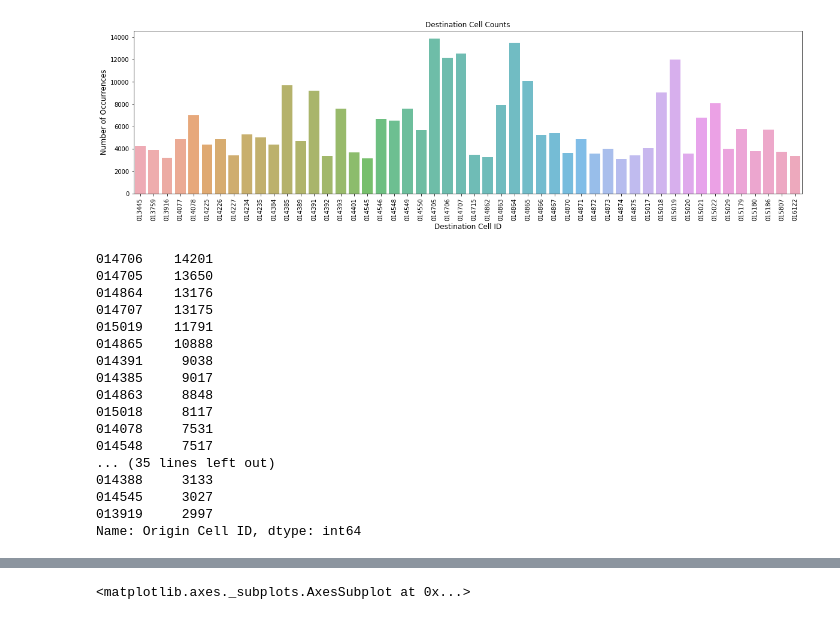
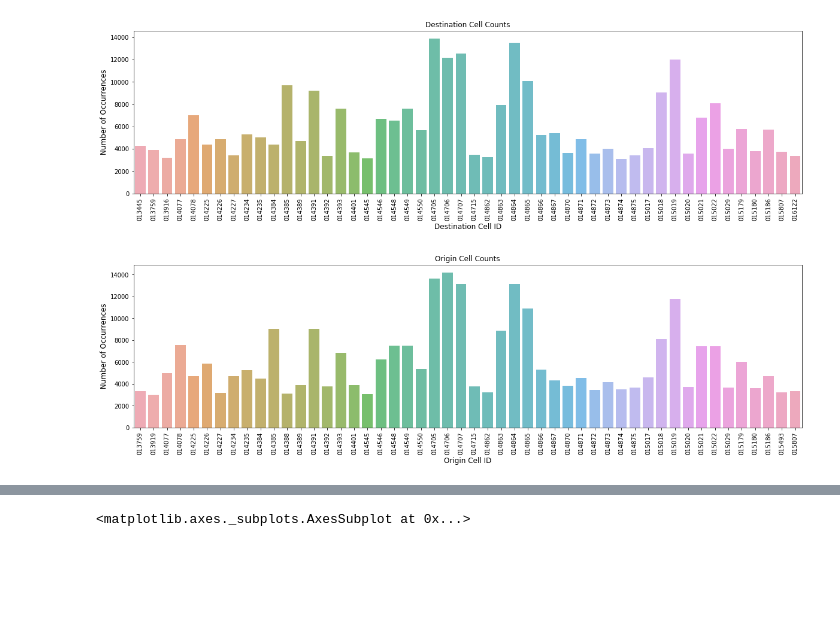
Before and after one commit to sameerabalay/Dockless_Mobility, a Jupyter notebook: src/EDA_2.ipynb, the cells around one changed output, grey strips where cells are left out. Drawn from its saved outputs; the diff is of its cells as text; code cells hidden in the pictures; blank space fills up the shorter version.

```diff
--- a/src/EDA_2.ipynb
+++ b/src/EDA_2.ipynb
@@ -305,34 +313,16 @@ plt.show()
 # %%
 # Plotting a bar graph of the number of stores in each city, for the first ten cities listed
 # in the column 'City'
 origin_cell_count  = df['Origin Cell ID'].value_counts(sort=True, ascending=False)
 
-origin_cell_count2 = origin_cell_count2[:50,]
+origin_cell_count = origin_cell_count[:50,]
 plt.figure(figsize=(20,5))
-sns.barplot(origin_cell_count2.index, origin_cell_count2.values, alpha=0.8)
+sns.barplot(origin_cell_count.index, origin_cell_count.values, alpha=0.8)
 plt.title('Origin Cell Counts')
 plt.ylabel('Number of Occurrences', fontsize=12)
 plt.xlabel('Origin Cell ID', fontsize=12,rotation='horizontal')
 plt.xticks(rotation=90)
-plt.savefig('Origin_Cell_Counts.png')
+plt.savefig('../output/EDA/Origin_Cell_Counts.png')
 plt.show()
+# %% [output]
+[figure, added]
-# %%
-origin_cell_count2
-# %% [output]
-014706    14201
-014705    13650
-014864    13176
-014707    13175
-015019    11791
-014865    10888
-014391     9038
-014385     9017
-014863     8848
-015018     8117
-014078     7531
-014548     7517
-... (35 lines left out)
-014388     3133
-014545     3027
-013919     2997
-Name: Origin Cell ID, dtype: int64
```
Also changed, not shown: parts of 16 cells of this notebook, 12 other files.
